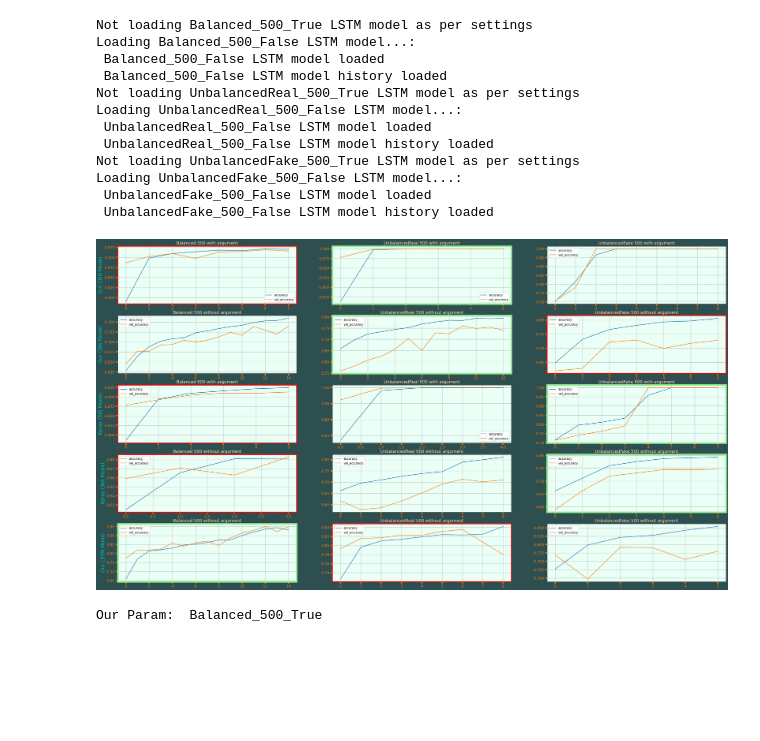
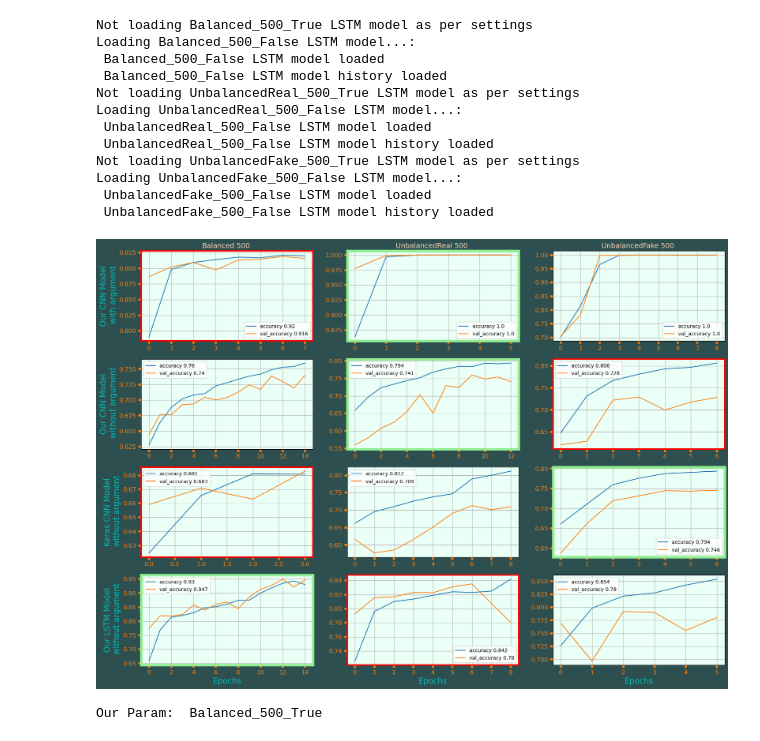
Before and after one commit to PaulMagos/ISPR, a Jupyter notebook: Assignment3/notebook.ipynb, the cells around one changed output. Drawn from its saved outputs; the diff is of its cells as text; code cells hidden in the pictures; blank space fills up the shorter version.

```diff
--- a/Assignment3/notebook.ipynb
+++ b/Assignment3/notebook.ipynb
@@ -56,9 +56,9 @@ for kind in ModelsNames:
 TrainLSTMModels['Balanced_500_True'] = False
 TrainLSTMModels['UnbalancedReal_500_True'] = False
 TrainLSTMModels['UnbalancedFake_500_True'] = False
-# LoadKerasModels['Balanced_500_True'] = False
-# LoadKerasModels['UnbalancedReal_500_True'] = False
-# LoadKerasModels['UnbalancedFake_500_True'] = False
+LoadKerasModels['Balanced_500_True'] = False
+LoadKerasModels['UnbalancedReal_500_True'] = False
+LoadKerasModels['UnbalancedFake_500_True'] = False
 
 
 allNews = myutils.initDF()
@@ -591,7 +594,7 @@ plotstodo = int((len(ourParamLSTMModels.keys()) + len(kerasmodels.keys()) + len(
 
 
 # Plot a big image to compare the training history of each model, by enanching the best performing one for each kind
-fig, ax = plt.subplots(plotstodo, 3, figsize=(36, 20), facecolor=(.18, .31, .31))
+fig, ax = plt.subplots(plotstodo, 3, figsize=(21, 15), facecolor=(.18, .31, .31))
 
 our_model_Rows = len(ourParamModels.keys()) // 3
 keras_model_Rows = len(kerasmodels.keys()) // 3 + our_model_Rows
@@ -610,44 +613,48 @@ for NN in [ourmodel_hist, kerasmodel_hist, ourLSTMModel_hist]:
         # Increment i axis if j reached a multiple of 3
         if j>0 and j%3 == 0:
             i += 1
-        ax[i, j%3].set_title(kind.replace('_', ' ').replace('True', 'with argument').replace('False', 'without argument'), color='peachpuff', size=14)
+        if i == 0:
+            ax[i, j%3].set_title(kind.replace('_', ' ').replace('True', '').replace('False', ''), color='peachpuff', size=14)
         # Plot the accuracy and val_accuracy
-        ax[i, j%3].plot(NN[kind][metrics[0]], label=metrics[0])
-        ax[i, j%3].plot(NN[kind][metrics[1]], label = metrics[1])
+        ax[i, j%3].plot(NN[kind][metrics[0]], label=metrics[0] + ' ' + str(round(NN[kind][metrics[0]][-1], 3)))
+        ax[i, j%3].plot(NN[kind][metrics[1]], label = metrics[1] + ' ' + str(round(NN[kind][metrics[1]][-1], 3)))
         # plot the legend
         ax[i, j%3].legend()
         # plot the grid
         ax[i, j%3].grid()
         ax[i, j%3].tick_params(labelcolor='tab:orange', labelsize='large', width=4, length=6, color='tab:orange')
         # print the name of the model on the left of each row
         ax[i, j%3].set_facecolor('#eafff5')
+        # Remove x label for all but the last row
+        if i == ourLSTM_model_Rows - 1:
+            ax[i, j%3].set_xlabel('Epochs', color='c', size=16)
 
         if i < our_model_Rows:
             if j%3 == 0 :
-                ax[i, j%3].set_ylabel('Our CNN Model', color='c', size=16)
+                ax[i, j%3].set_ylabel('Our CNN Model\n' + kind.split('_')[2].replace('True', ' with argument').replace('False', ' without argument'), color='c', size=16)
             if NN[kind][metrics[1]][-1] == max([NN[tmp][metrics[1]][-1] for tmp in NNKeys[i*3: (i+1)*3]]):
                 plt.setp(ax[i, j%3].spines.values(), color='lightgreen',  linewidth=5)
             if NN[kind][metrics[1]][-1] == min([NN[tmp][metrics[1]][-1] for tmp in NNKeys[i*3: (i+1)*3]]):
                 plt.setp(ax[i, j%3].spines.values(), color='red',  linewidth=3)
         elif i < keras_model_Rows:
             if j%3 == 0 :
-                ax[i, j%3].set_ylabel('Keras CNN Model', color='c', size=16)
+                ax[i, j%3].set_ylabel('Keras CNN Model\n' + kind.split('_')[2].replace('True', ' with argument').replace('False', ' without argument'), color='c', size=16)
             if NN[kind][metrics[1]][-1] == max([NN[tmp][metrics[1]][-1] for tmp in NNKeys[(i-our_model_Rows)*3: (i-our_model_Rows+1)*3]]):
                 plt.setp(ax[i, j%3].spines.values(), color='lightgreen',  linewidth=5)
             if NN[kind][metrics[1]][-1] == min([NN[tmp][metrics[1]][-1] for tmp in NNKeys[(i-our_model_Rows)*3: (i-our_model_Rows+1)*3]]):
                 plt.setp(ax[i, j%3].spines.values(), color='red',  linewidth=3)
         else:
             if j%3 == 0 :
-                ax[i, j%3].set_ylabel('Our LSTM Model', color='c', size=16)
+                ax[i, j%3].set_ylabel('Our LSTM Model\n' + kind.split('_')[2].replace('True', ' with argument').replace('False', ' without argument'), color='c', size=16)
             if NN[kind][metrics[1]][-1] == max([NN[tmp][metrics[1]][-1] for tmp in NNKeys[(i-keras_model_Rows)*3: (i- keras_model_Rows+1)*3]]):
                 plt.setp(ax[i, j%3].spines.values(), color='lightgreen',  linewidth=5)
             if NN[kind][metrics[1]][-1] == min([NN[tmp][metrics[1]][-1] for tmp in NNKeys[(i-keras_model_Rows)*3: (i-keras_model_Rows+1)*3]]):
                 plt.setp(ax[i, j%3].spines.values(), color='red',  linewidth=3)
 
 
     i += 1
 # %% [output]
-[figure, old version]
+[figure, new version]
 # %%
 from sklearn import metrics
 for kind in ModelsNames:
```
Also changed, not shown: parts of 3 cells of this notebook.
